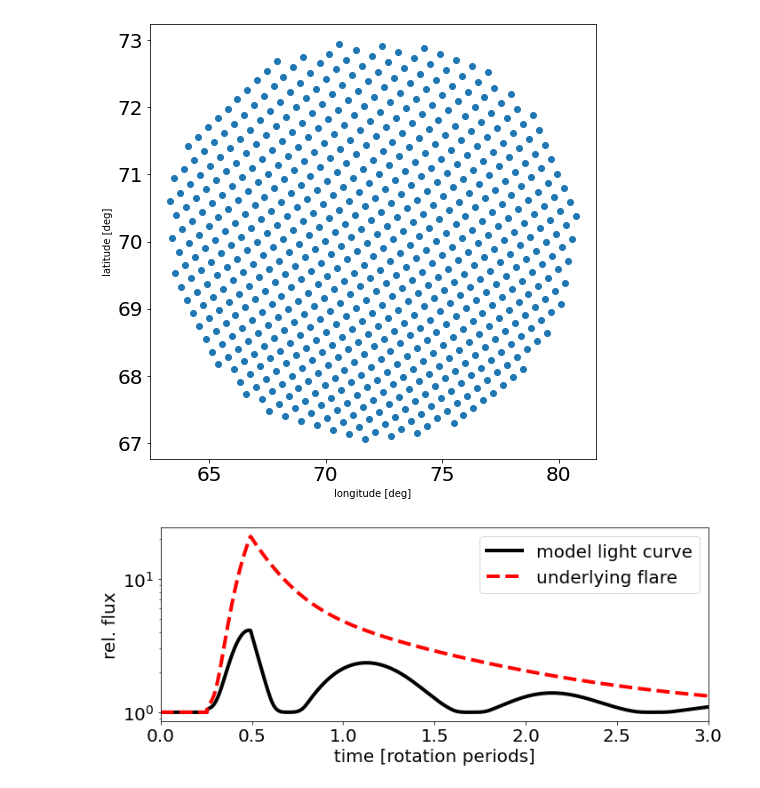
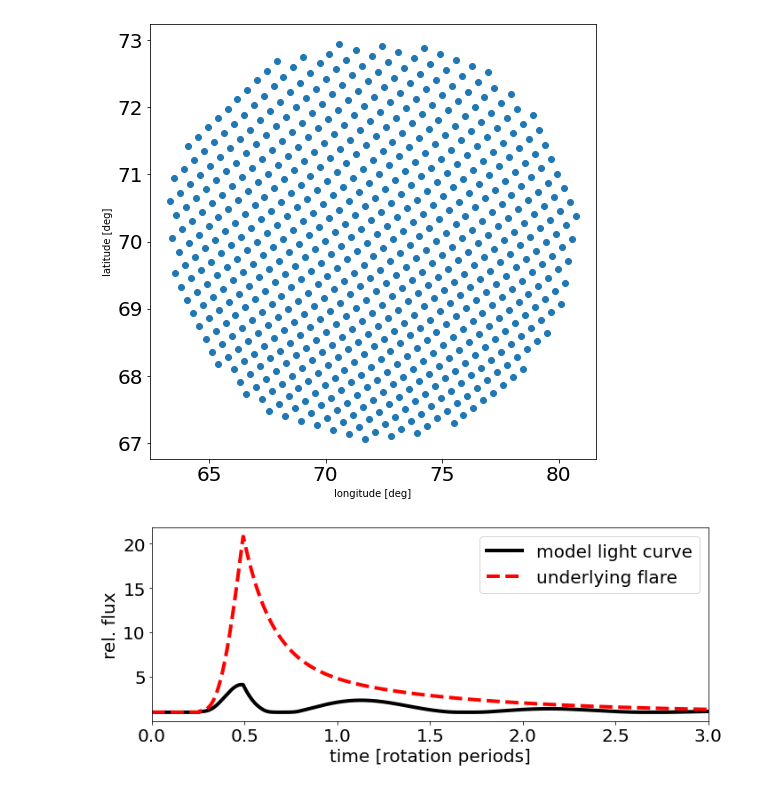
Before and after one commit to ekaterinailin/MalachiteMountains, a Jupyter notebook: analysis/notebooks/NB9_DDT_plots_model.ipynb, the cells around one changed output. Cells and saved outputs as stored; diff of their text form; code cells hidden in the pictures.

```diff
--- a/analysis/notebooks/NB9_DDT_plots_model.ipynb
+++ b/analysis/notebooks/NB9_DDT_plots_model.ipynb
@@ -96,39 +20,3 @@ def dot_ensemble(lat, lon, radius, num_pts=1e5):
-# %%
-def model(phi, latitudes, longitudes, flare, inclination):
-    """Take a flare light curve and a rotating ensemble of latitudes
-    and longitudes, and let it rotate.
-
-    Parameters:
-    -----------
-    phi :  N-array
-        longitudes to evaluate the model at in rad
-    latitudes : M-array
-        latitudes of the spot grid points in rad
-    longitudes : M-array
-        longitudes of the spot grid points in rad
-    flare : N-array
-        flare shape
-    inclination : float
-        inclination in rad
-    """
-    l = len(latitudes)
-    assert len(latitudes) == len(longitudes)
-    latlon = np.concatenate((latitudes.reshape(l,1),
-                             longitudes.reshape(l,1)),
-                            axis=1)
-
-    Ds = daylength(latlon[:,0], inclination)
-    onoff = np.full((latlon.shape[0],phi.shape[0]),0)
-
-    for i,d in enumerate(Ds):
-        onoff[i,:] = on_off(phi-latlon[i,1], d)
-
-    A = []
-    for i, ll in enumerate(latlon):
-        a = lambert(phi-ll[1], I, ll[0])
-        A.append(a)
-    lamb = np.array(A)
-    return lamb, onoff, np.sum(lamb * onoff, axis=0) * flare / l
 # %% [markdown]
 ### Plots
 # %%
@@ -156,17 +44,15 @@ lamb, onoff, m = model(phi, latitudes, longitudes, flare, I)
 # %%
 plt.figure(figsize=(10,4))
 #for l,oo in zip(lamb,onoff):
 #    plt.plot(phi/2/np.pi, l*oo*flare, alpha=.1, c="grey")
 plt.plot(phi/2/np.pi,m+1,c="k",linewidth=4, label="model light curve")#,\naverage of individual\ngrid dots (in grey)")
 plt.plot(phi/2/np.pi,flare+1, label="underlying flare",c="r",linestyle="dashed",linewidth=4)
 plt.xlabel("time [rotation periods]",fontsize=20)
 plt.ylabel("rel. flux",fontsize=20)
 plt.xlim(0,3)
 plt.legend(fontsize=20)
-plt.yscale("log")
+#plt.yscale("log")
 plt.tight_layout()
-#plt.title("Flare with rel. amplitude=5, and FWHM=3.3 rotation periods")
-#plt.savefig(f"{CWD}/analysis/plots/model/rotating_flaring_ensemble_lightcurve.png",dpi=300);
-plt.savefig(f"{CWD}/analysis/plots/ddt/lightcurve_l70_i71.png",dpi=300);
+plt.savefig(f"{CWD}/analysis/plots/ddt/lightcurve_l70_i71_linear.png",dpi=300);
 # %% [output]
-[figure, old version]
+[figure, new version]
```
Also changed, not shown: parts of 4 cells of this notebook, 4 other files.
